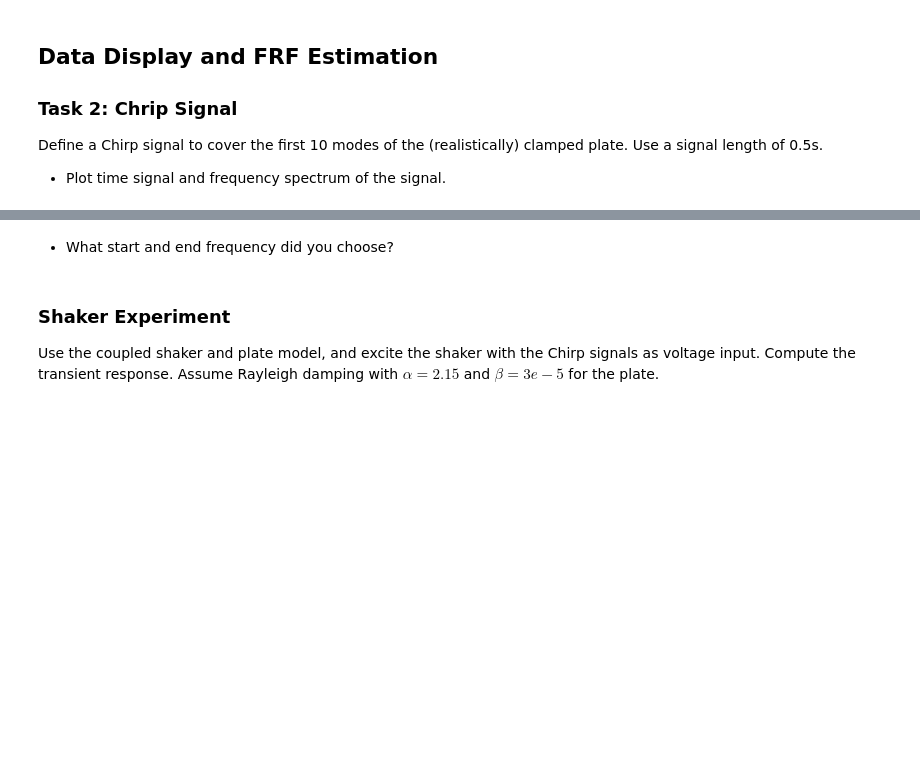
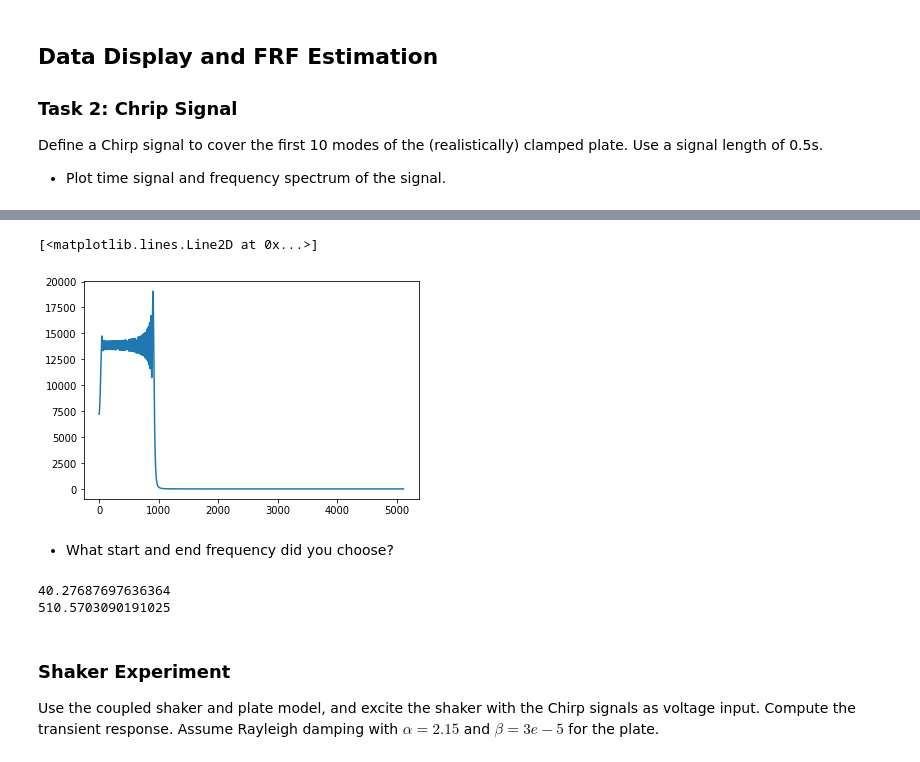
Before and after one commit to phmandl/modalanalyse, a Jupyter notebook: HW4/4_MeasurementTechniques_template.ipynb, the cells around one changed output, grey strips where cells are left out. Saved outputs shown, nothing was run; the diff lists cells and outputs as text; code cells hidden in the pictures; blank space fills up the shorter version.

```diff
--- a/HW4/4_MeasurementTechniques_template.ipynb
+++ b/HW4/4_MeasurementTechniques_template.ipynb
@@ -67,5 +231,20 @@ Define a Chirp signal to cover the first 10 modes of the (realistically) clamped
+# %%
+abs_fourier_transform = np.abs(y_f)
+
+power_spectrum = np.square(abs_fourier_transform)
+
+plt.plot(f, power_spectrum)
+# %% [output]
+[<matplotlib.lines.Line2D at 0x...>]
+[figure, added]
 # %% [markdown]
 * What start and end frequency did you choose?
+# %%
+print(np.sqrt(W[0])/2/np.pi-50)
+print(np.sqrt(W[9])/2/np.pi+50)
+# %% [output]
+40.27687697636364
+510.5703090191025
 # %% [markdown]
 ### Shaker Experiment
 Use the coupled shaker and plate model, and excite the shaker with the Chirp signals as voltage input.
```
Also changed, not shown: parts of 11 cells of this notebook.
